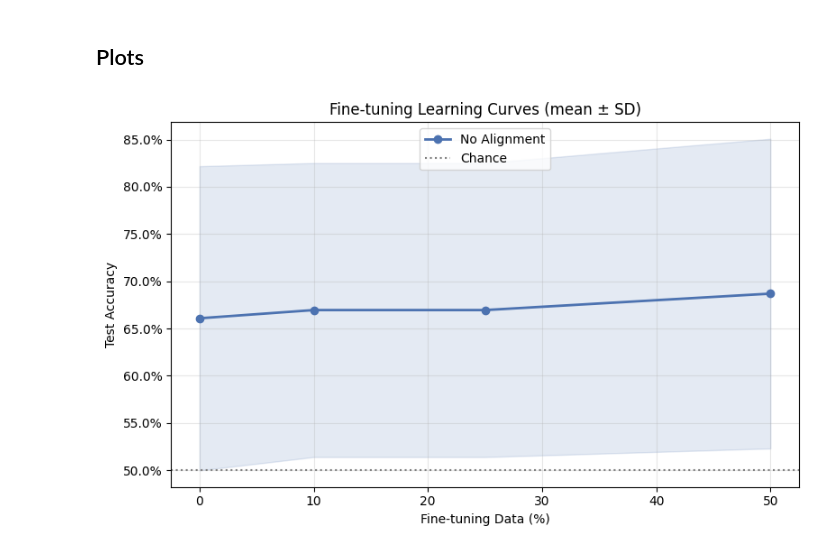
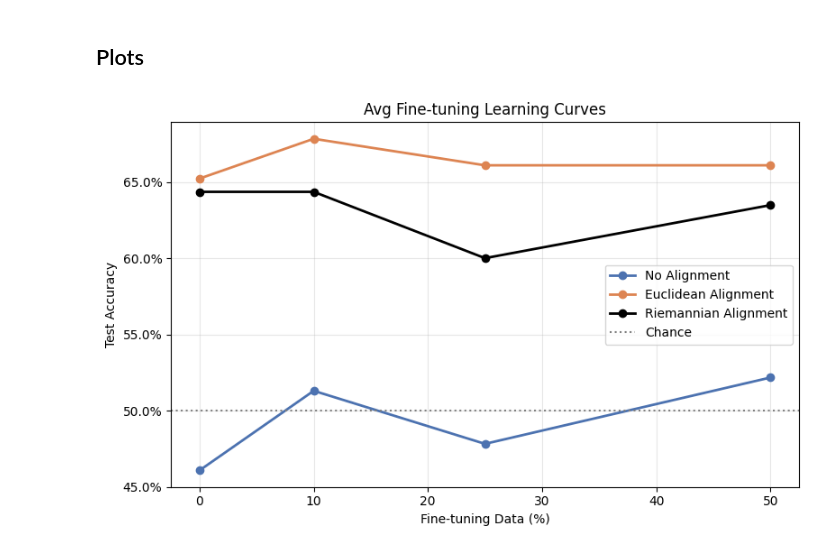
Before and after one commit to nanbohra/COGS189_TransferLearning, a Jupyter notebook: progressive_FT.ipynb, the cells around one changed output. Saved outputs shown, nothing was run; the diff lists cells and outputs as text; code cells hidden in the pictures.

```diff
--- a/progressive_FT.ipynb
+++ b/progressive_FT.ipynb
@@ -291,8 +295,8 @@ plt.show()
 # %%
 literate_df = df_baseline[df_baseline['baseline_acc']>=LITERACY_THRESHOLD]
 literate_df = literate_df.nlargest(N_LITERATE, 'baseline_acc')
-if len(literate_df) ==0:
-    print(f'No subjects above threshold. Using top {N_LITERATE}.')
+if len(literate_df) < N_LITERATE:
+    print(f'Not enough subjects above threshold. Using top {N_LITERATE}.')
     literate_df = df_baseline.nlargest(N_LITERATE, 'baseline_acc')
 
 literate_ids = literate_df['subject_id'].tolist()
@@ -366,0 +322,16 @@ def apply_alignment(mode, X_train_list, train_ids, X_target_train, X_target_test
+# %%
+from alignment_methods import euclidean_alignment, riemannian_alignment
+
+# precompute EA and RA for all subjects once
+ea_cache = {}
+print("EA.")
+for sid in SUBJECT_IDS:
+    ea_cache[sid] = euclidean_alignment(all_data[sid][0])
+    print(f'  S{str(sid).zfill(3)} done')
+
+ra_cache = {}
+print("-"*50)
+print("RA.")
+for sid in SUBJECT_IDS:
+    ra_cache[sid] = riemannian_alignment(all_data[sid][0])
+    print(f'  S{str(sid).zfill(3)} done')
@@ -385,13 +417,10 @@ for target_id in literate_ids: # only over the top-performers of MI task
         # apply alignment (if needed)
         X_tr_aligned, X_ft_aligned, X_te_aligned = apply_alignment(mode, X_train_list, train_ids, X_tr, X_te, target_id)
 
-        if not isinstance(X_tr_aligned, list):
-            X_pool = X_tr_aligned # If it's already concatenated (depends on your helper logic)
-        else:
-            X_pool = np.concatenate(X_tr_aligned) # put together all subject data - target data
+        # pretrain (mainly for EA/RA/SRM since earlier pretrained models not exposed to aligned data)
+        # for simplicity, I'm redoing the pretraining for all scenarios
 
-        # pretrain (mainly for EA/SRM since earlier saved models not exposed to aligned data)
-        # for simplicity, I'm redoing the pretraining for all scenarios
+        X_pool = np.concatenate(X_tr_aligned) # put together all subject data - target data
         y_pool = np.concatenate(y_train_list)
 
         # shuffle training data to prevent subject-wise clumping
@@ -456,28 +505,26 @@ Target: S020
 df_ft = pd.read_csv(OUTPUT_DIR / 'finetuning.csv')
 
 COLORS = {'none': '#4C72B0', 'ea': '#DD8452', 'srm': '#55A868'}
-LABELS = {'none': 'No Alignment', 'ea': 'Euclidean Alignment', 'srm': 'SRM'}
+LABELS = {'none': 'No Alignment', 'ea': 'Euclidean Alignment', 'ra': "Riemannian Alignment", 'srm': 'SRM'}
 all_fracs = [0.0]+FINE_TUNE_FRACTIONS
 # %%
 # averaged learning curves
 fig, ax = plt.subplots(figsize=(8, 5))
 for mode in df_ft['alignment'].unique():
-    sub  = df_ft[df_ft['alignment'] == mode]
+    sub = df_ft[df_ft['alignment'] == mode]
     mean = sub.groupby('ft_fraction')['test_acc'].mean()
-    std  = sub.groupby('ft_fraction')['test_acc'].std()
-    xs   = mean.index.values * 100
+    xs = mean.index.values * 100
     c = COLORS.get(mode, 'black')
     ax.plot(xs, mean.values, 'o-', color=c, label=LABELS.get(mode, mode), lw=2)
-    ax.fill_between(xs, mean - std, mean + std, alpha=0.15, color=c)
 ax.axhline(0.5, color='gray', linestyle=':', label='Chance')
 ax.set_xlabel('Fine-tuning Data (%)'); ax.set_ylabel('Test Accuracy')
-ax.set_title('Fine-tuning Learning Curves (mean ± SD)')
+ax.set_title('Avg Fine-tuning Learning Curves')
 ax.yaxis.set_major_formatter(mticker.PercentFormatter(xmax=1))
 ax.legend(); ax.grid(alpha=0.3)
 plt.tight_layout()
 plt.show()
 # %% [output]
-[figure, old version]
+[figure, new version]
 # %%
 # per-subject subplots
 subjects = sorted(df_ft['subject_id'].unique())
```
Also changed, not shown: parts of 16 cells of this notebook.
